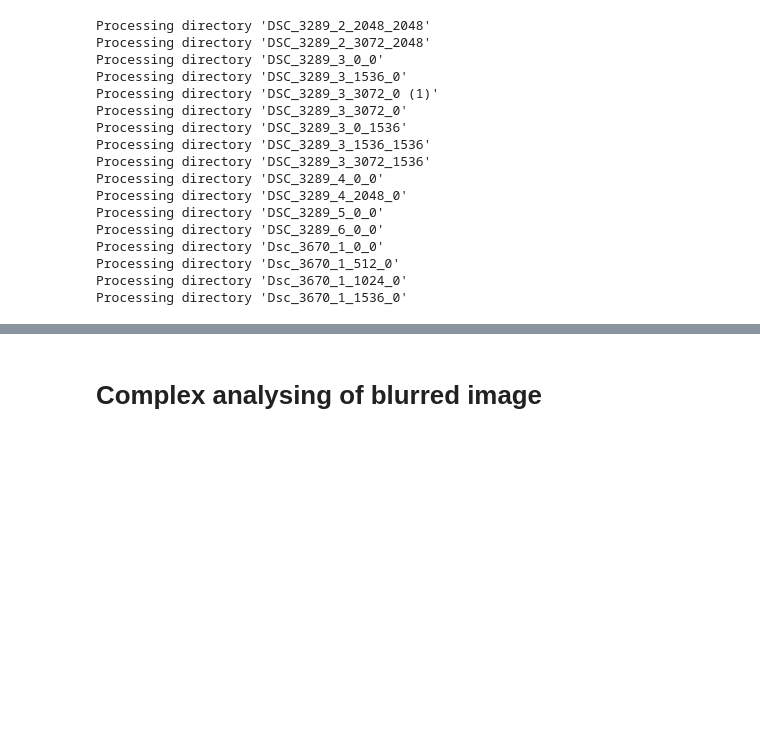
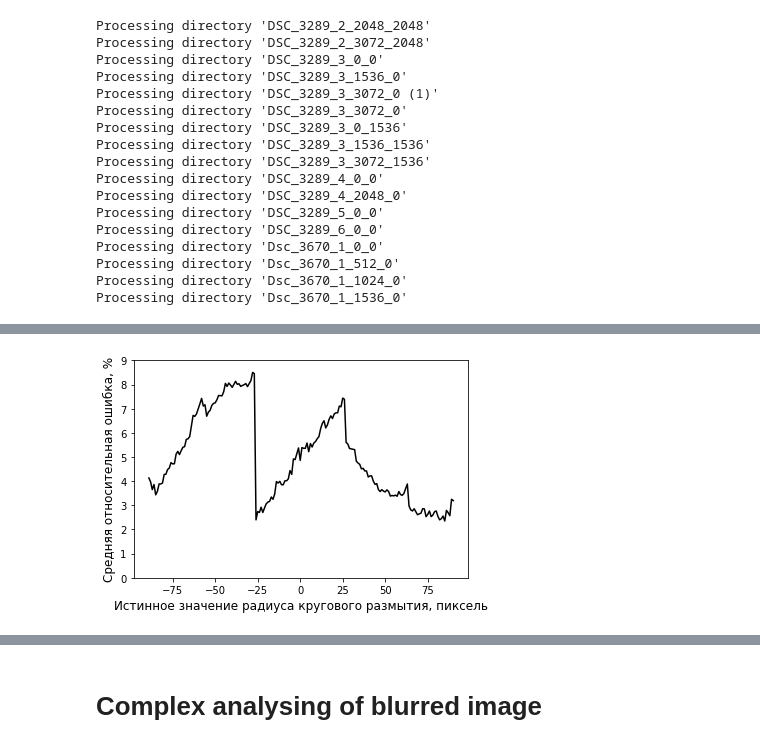
Before and after one commit to IaroslavS/blur_classification, a Jupyter notebook: blur_classification_v2.ipynb, the cells around one changed output, grey strips where cells are left out. Cells and saved outputs as stored; diff of their text form; code cells hidden in the pictures; blank space fills up the shorter version.

```diff
--- a/blur_classification_v2.ipynb
+++ b/blur_classification_v2.ipynb
@@ -9041,19 +9054,23 @@ sns.distplot(relative_errors, hist=True, kde=True,
 # %%
 # Error dependence from true value
 true_values = []
 mean_errors = []
-for key in predictions.keys():
+for key in predictions_angle.keys():
   true_values.append(float(key))
-  array_of_errors = 100*abs(np.array(predictions[key])-np.array([float(key)]*len(predictions[key])))/float(key)
+  array_of_errors = angle_error(np.array(predictions_angle[key]),np.array([float(key)]*len(predictions_angle[key])))
   mean_errors.append(np.sum(array_of_errors)/len(array_of_errors))
 true_values = np.array(true_values)
 mean_errors = np.array(mean_errors)
+mean_errors = mean_errors[[np.argsort(true_values)]]
 true_values = true_values[[np.argsort(true_values)]]
-mean_errors = mean_errors[[np.argsort(true_values)]]
+plt.ylim(0, 9)
+plt.rcParams['axes.labelsize'] = 12
 plt.plot(true_values, mean_errors, color='black')
-x = np.linspace(min(true_values),(true_values),10)
-xi = list(range(len(x)))
+# x = np.linspace(min(true_values),(true_values),10)
+# xi = list(range(len(x)))
 # plt.xticks(xi, x)
-plt.xlabel("Истинное значение радиуса кругового размытия, пиксель")
-plt.ylabel('Средняя относительная ошибка, %')
+plt.xlabel("Истинное значение радиуса кругового размытия, пиксель", fontsize=12)
+plt.ylabel('Средняя относительная ошибка, %', fontsize=12)
 plt.show()
+# %% [output]
+[figure, added]
```
Also changed, not shown: parts of 9 cells of this notebook.
